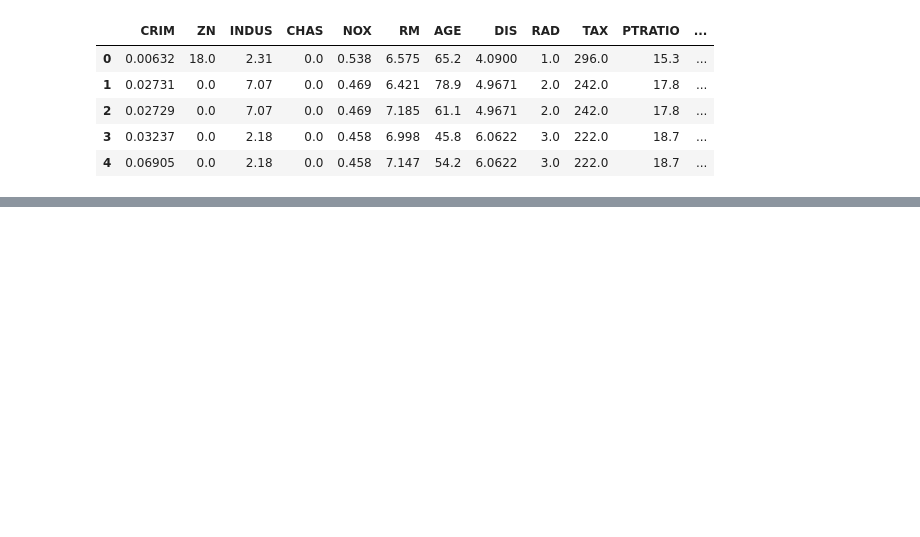
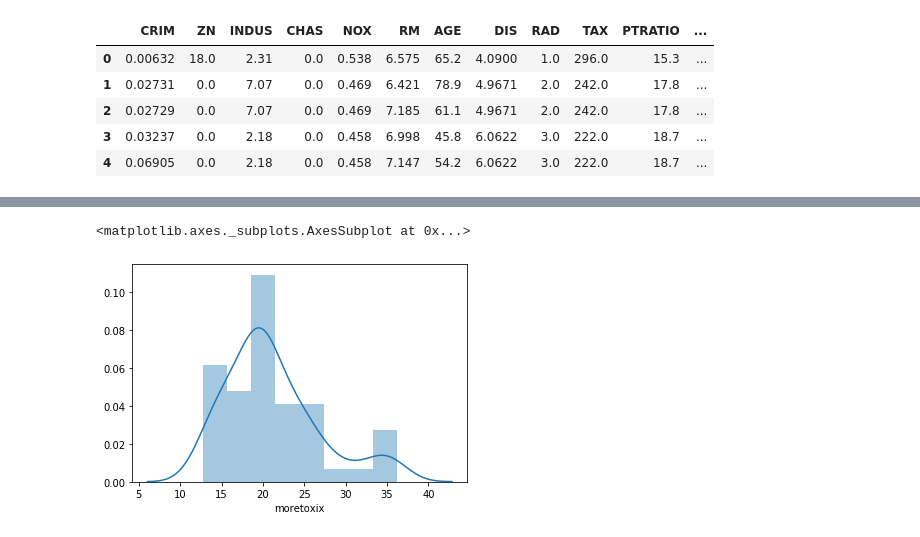
Before and after one commit to kennycolsh/Machine-Learning-Assessment-1, a Jupyter notebook: MacLearning-Ass1.ipynb, the cells around one changed output, grey strips where cells are left out. Cells and saved outputs as stored; diff of their text form; code cells hidden in the pictures; blank space fills up the shorter version.

```diff
--- a/MacLearning-Ass1.ipynb
+++ b/MacLearning-Ass1.ipynb
@@ -57,0 +131,5 @@ boston.head()
+# %%
+sns.distplot(m)
+# %% [output]
+<matplotlib.axes._subplots.AxesSubplot at 0x...>
+[figure, added]
```
Also changed, not shown: parts of 20 cells of this notebook, 1 other file.
